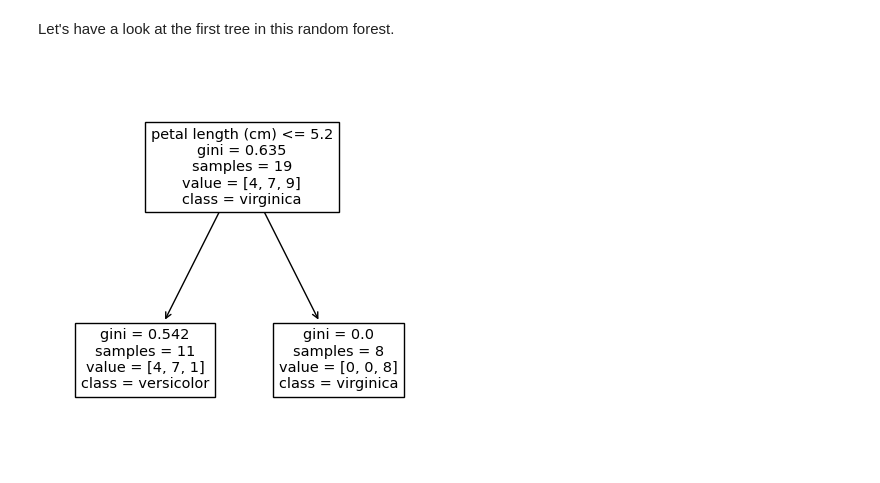
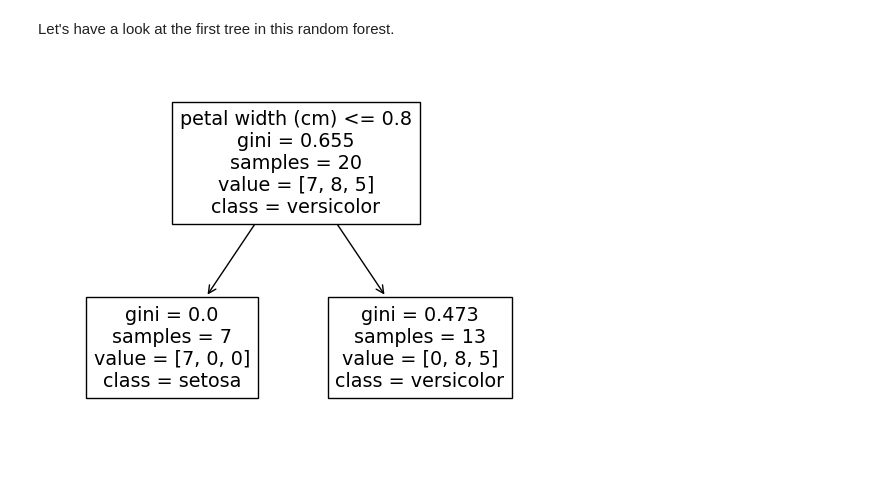
Before and after one commit to JohnMcKechnieGC/supervised-and-unsupervised-ml, a Jupyter notebook: classifying-irises.ipynb, the cells around one changed output. Saved outputs shown, nothing was run; the diff lists cells and outputs as text; code cells hidden in the pictures.

```diff
--- a/classifying-irises.ipynb
+++ b/classifying-irises.ipynb
@@ -18,5 +29,6 @@ X, y = load_iris(as_frame=True, return_X_y=True)
 X_train, X_test, y_train, y_test = train_test_split(
     X,
     y,
-    test_size=0.3,
-    random_state=42)
+    test_size=0.3,  # 30% of the data will go to the test set
+    stratify=y
+)
@@ -29,7 +48,6 @@ First we create a DecisionTreeClassifier object. There are some parameters that
 clf_tree = DecisionTreeClassifier(
     min_samples_split=25,
     min_samples_leaf=25,
-    random_state=7,
 )
 # %% [markdown]
 We now create our decision tree by fitting the training data.
@@ -149,13 +172,12 @@ There are 50 decision trees in this forest.
 # %% [markdown]
 Let's have a look at the first tree in this random forest.
 # %%
-weak_learner = clf_forest.estimators_[0]
+individual_tree = clf_forest.estimators_[0]
 
-plt.figure(figsize=(5, 5))  # set plot size (denoted in inches)
-plot_tree(weak_learner,
+plot_tree(individual_tree,
           feature_names=list(X.columns),
           class_names=['setosa', 'versicolor', 'virginica']
           )
 plt.show()
 # %% [output]
-[figure, old version]
+[figure, new version]
```
Also changed, not shown: parts of 27 cells of this notebook.
